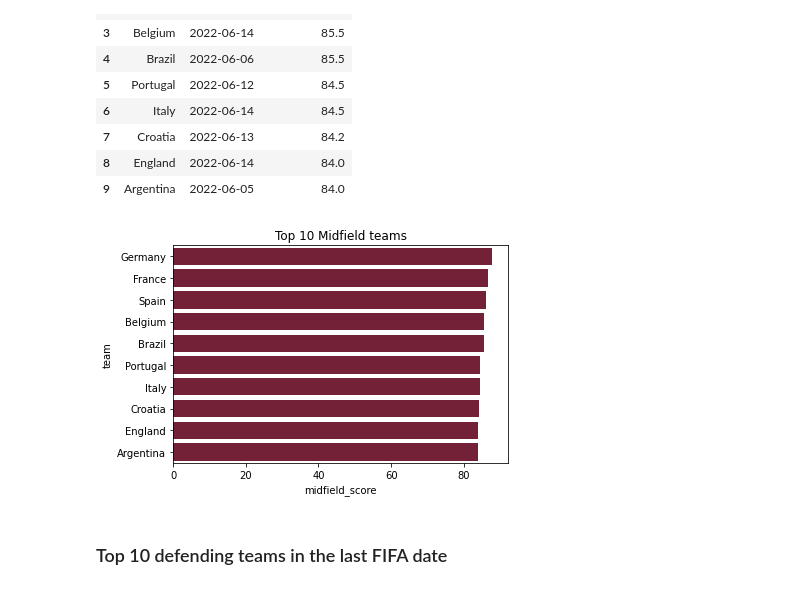
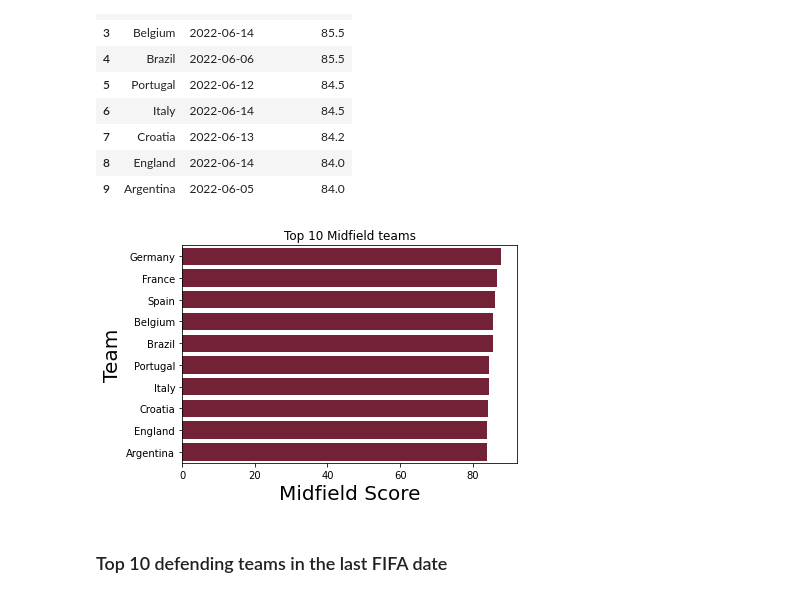
Before and after one commit to davidcamilo0710/QATAR_2022_Prediction, a Jupyter notebook: QATAR22_EDA+Data_Preparation.ipynb, the cells around one changed output. Drawn from its saved outputs; the diff is of its cells as text; code cells hidden in the pictures.

```diff
--- a/QATAR22_EDA+Data_Preparation.ipynb
+++ b/QATAR22_EDA+Data_Preparation.ipynb
@@ -175,9 +177,11 @@ fifa_midfield_top10
 | 9 | Argentina | 2022-06-05 | 84.0 |
 # %%
 sns.barplot(data=fifa_midfield_top10, x='midfield_score', y='team', color="#7F1431")
+plt.xlabel('Midfield Score', size = 20)
+plt.ylabel('Team', size = 20)
 plt.title("Top 10 Midfield teams");
 # %% [output]
-[figure, old version]
+[figure, new version]
 # %% [markdown]
 ### Top 10 defending teams in the last FIFA date
 # %%
```
Also changed, not shown: parts of 5 cells of this notebook.
